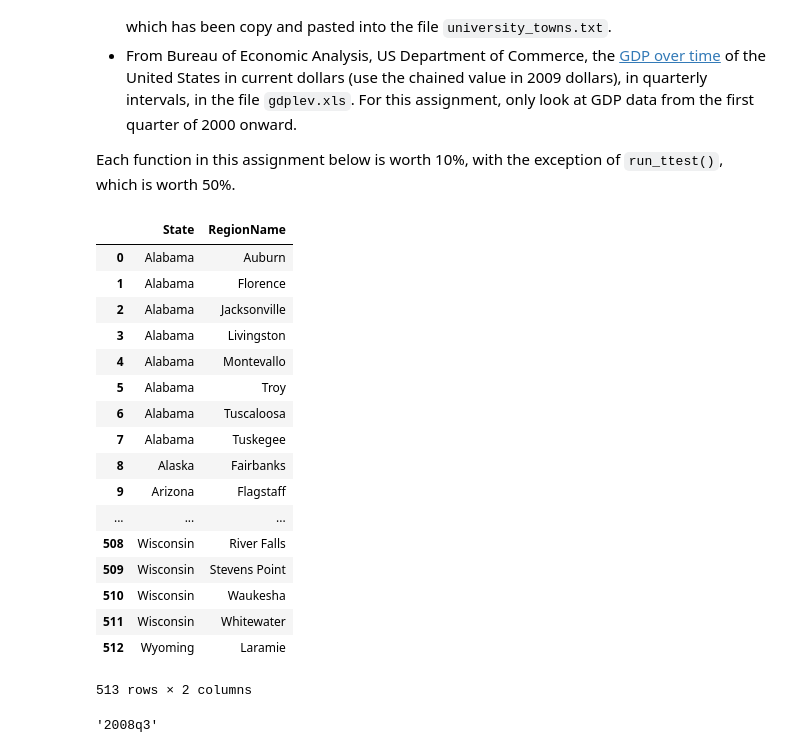
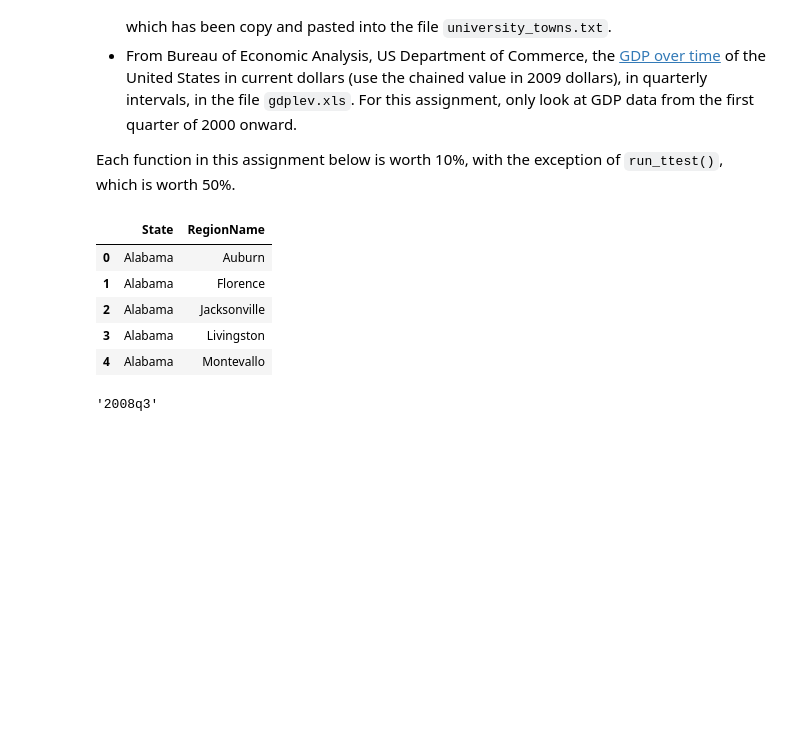
Before and after one commit to naomihng/Recession-UniversityTowns, a Jupyter notebook: analyze-housing-prices-GDP.ipynb, the cells around one changed output. Saved outputs shown, nothing was run; the diff lists cells and outputs as text; code cells hidden in the pictures; blank space fills up the shorter version.

```diff
--- a/analyze-housing-prices-GDP.ipynb
+++ b/analyze-housing-prices-GDP.ipynb
@@ -32,39 +32,29 @@ states = {'OH': 'Ohio', 'KY': 'Kentucky', 'AS': 'American Samoa', 'NV': 'Nevada'
 # %%
 def get_list_of_university_towns():
     '''Returns a DataFrame of towns and the states they are in from the
     university_towns.txt list. The format of the DataFrame should be:
     DataFrame( [ ["Michigan","Ann Arbor"], ["Michigan", "Yipsilanti"] ],
     columns=["State","RegionName"]  )'''
 
-    array=open('university_towns.txt').readlines()
+    array=open('./data/university_towns.txt').readlines()
     UniTowns = pd.DataFrame(array, columns=['rawlines'])
     UniTowns['State'] = UniTowns['rawlines'].apply(lambda x: x.split('[')[0] if x.count('[edit]') > 0 else np.nan).ffill()
     UniTowns['RegionName'] = UniTowns['rawlines'].apply(lambda x: x.split('(')[0].strip() if x.count('(') > 0 else np.nan)
     UniTowns.dropna(axis=0, inplace=True)
 
     UniTowns = UniTowns.reset_index()
     UniTowns = UniTowns.drop(['rawlines', 'index'], 1)
 
     return UniTowns
+
+get_list_of_university_towns().head()
 # %% [output]
 |  | State | RegionName |
 | 0 | Alabama | Auburn |
 | 1 | Alabama | Florence |
 | 2 | Alabama | Jacksonville |
 | 3 | Alabama | Livingston |
 | 4 | Alabama | Montevallo |
-| 5 | Alabama | Troy |
-| 6 | Alabama | Tuscaloosa |
-| 7 | Alabama | Tuskegee |
-| 8 | Alaska | Fairbanks |
-| 9 | Arizona | Flagstaff |
-| ... | ... | ... |
-| 508 | Wisconsin | River Falls |
-| 509 | Wisconsin | Stevens Point |
-| 510 | Wisconsin | Waukesha |
-| 511 | Wisconsin | Whitewater |
-| 512 | Wyoming | Laramie |
-513 rows × 2 columns
 # %%
 def get_recession_start():
     '''Returns the year and quarter of the recession start time as a
```
Also changed, not shown: parts of 4 cells of this notebook.
